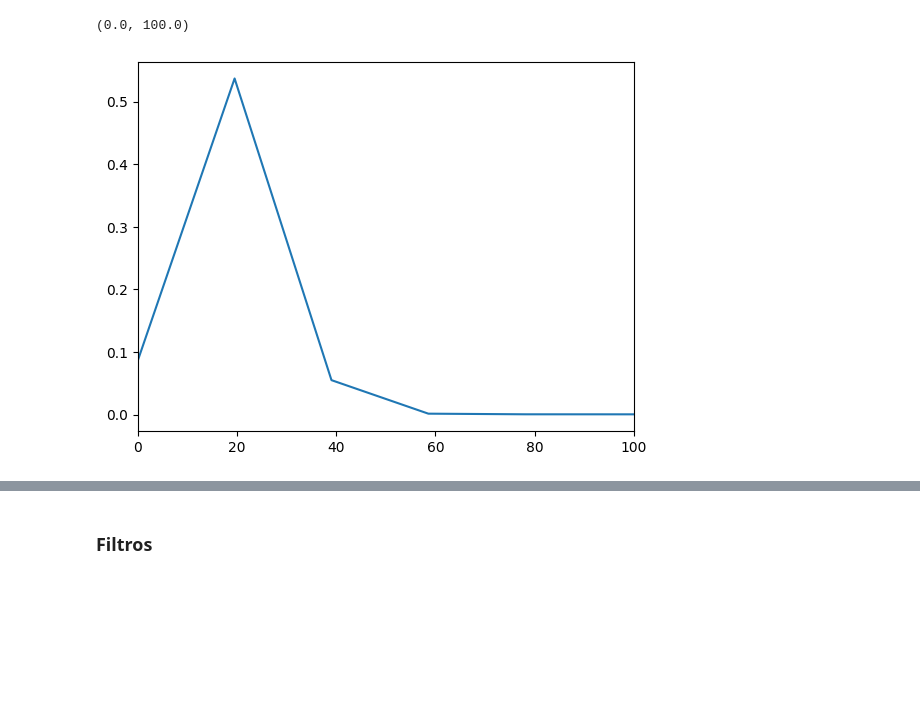
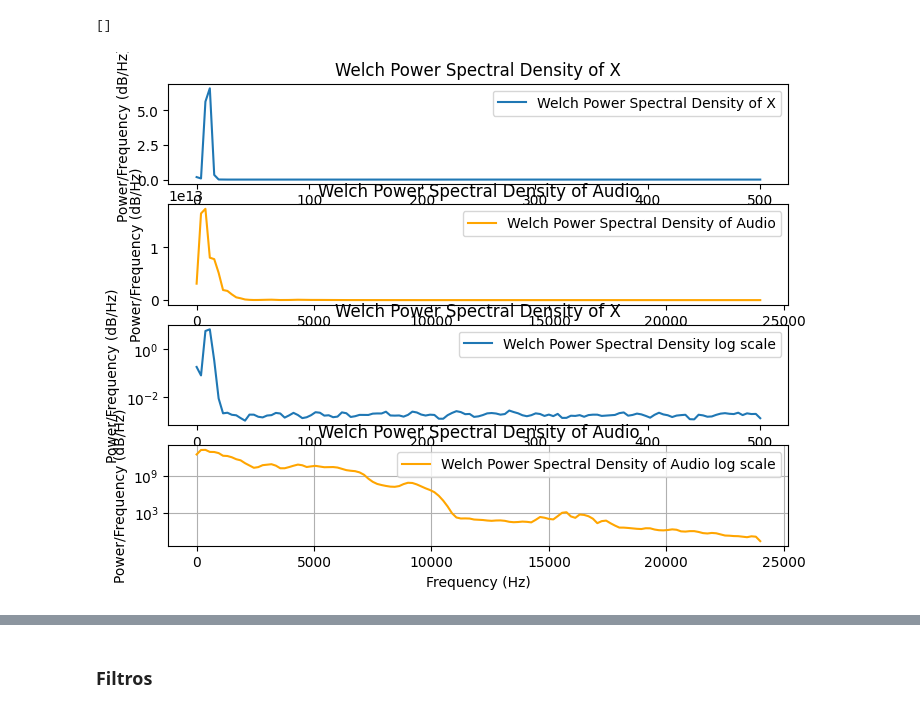
Before and after one commit to RafaelRosendof/Math_code, a Jupyter notebook: sinais/aula_12_13.ipynb, the cells around one changed output, grey strips where cells are left out. Drawn from its saved outputs; the diff is of its cells as text; code cells hidden in the pictures; blank space fills up the shorter version.

```diff
--- a/sinais/aula_12_13.ipynb
+++ b/sinais/aula_12_13.ipynb
@@ -24,7 +48,46 @@ plt.plot(t, X)
 # %%
 F, Pxx = sp.signal.welch(X, fs=srate, nperseg=256)
-plt.plot(F, Pxx)
-plt.xlim(0, 100)
+
+F1 , Pxx1 = jsp.signal.welch(audio, fs=sr, nperseg=256)
+
+#plt.plot(F, Pxx)
+#plt.xlim(0, 100)
+
+fig,ax = plt.subplots(4, 1, figsize=(8, 6))
+#ax[0].semilogy(F, Pxx, label='Welch Power Spectral Density')
+ax[0].plot(F , Pxx, label='Welch Power Spectral Density of X')
+ax[0].set_title('Welch Power Spectral Density of X')
+ax[0].set_xlabel('Frequency (Hz)')
+ax[0].set_ylabel('Power/Frequency (dB/Hz)')
+#ax[1].semilogy(F1, Pxx1, label='Welch Power Spectral Density of Audio', color='orange')
+ax[1].plot(F1, Pxx1, label='Welch Power Spectral Density of Audio', color='orange')
+ax[1].set_title('Welch Power Spectral Density of Audio')
+ax[1].set_xlabel('Frequency (Hz)')
+ax[1].set_ylabel('Power/Frequency (dB/Hz)')
+ax[0].legend()
+ax[1].legend()
+
+
+ax[2].semilogy(F, Pxx, label='Welch Power Spectral Density log scale')
+#ax[2].plot(F , Pxx, label='Welch Power Spectral Density of X')
+ax[2].set_title('Welch Power Spectral Density of X')
+ax[2].set_xlabel('Frequency (Hz)')
+ax[2].set_ylabel('Power/Frequency (dB/Hz)')
+ax[3].semilogy(F1, Pxx1, label='Welch Power Spectral Density of Audio log scale', color='orange')
+#ax[1].plot(F1, Pxx1, label='Welch Power Spectral Density of Audio', color='orange')
+ax[3].set_title('Welch Power Spectral Density of Audio')
+ax[3].set_xlabel('Frequency (Hz)')
+ax[3].set_ylabel('Power/Frequency (dB/Hz)')
+ax[2].legend()
+ax[3].legend()
+
+
+
+
+plt.grid(True)
+
+
+plt.plot()
 # %% [output]
-(0.0, 100.0)
+[]
-[figure, old version]
+[figure, new version]
```
Also changed, not shown: parts of 13 cells of this notebook, 2 other files.
